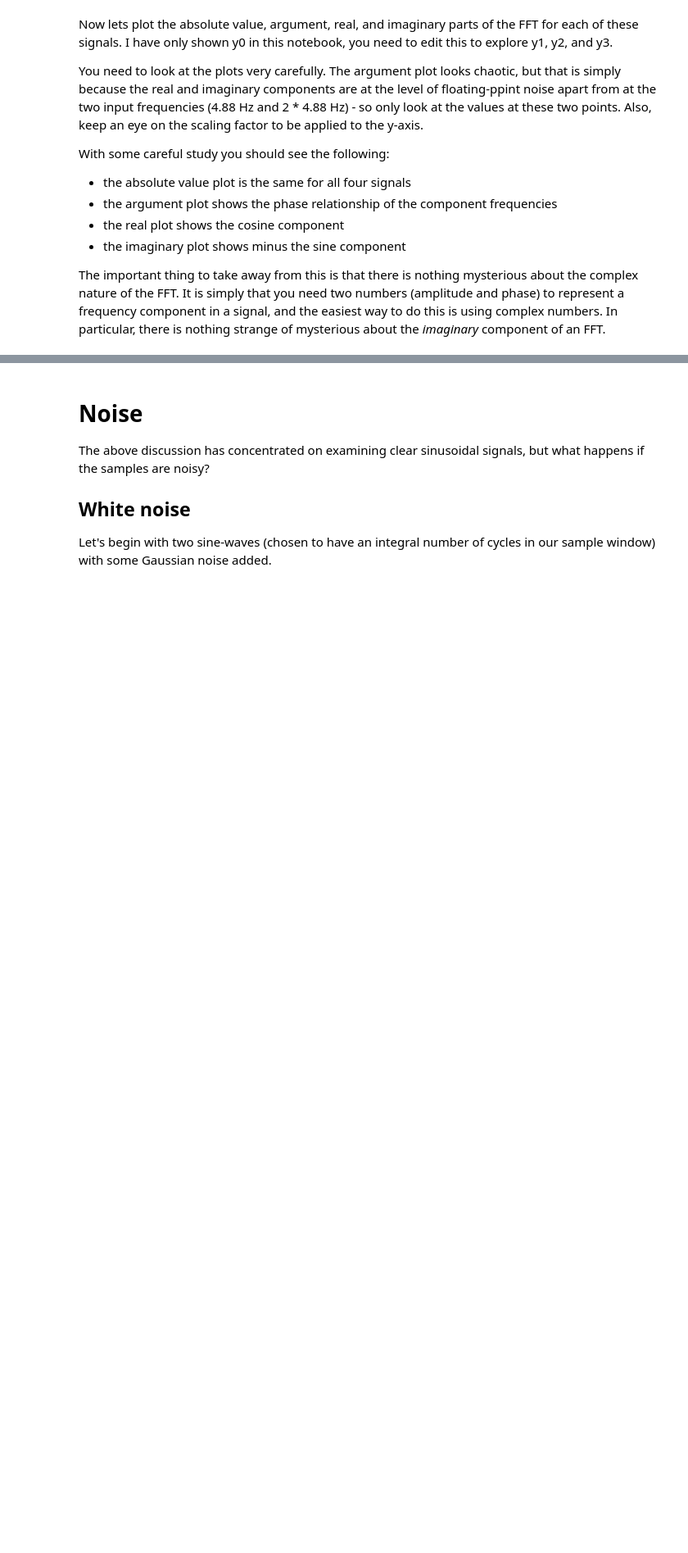
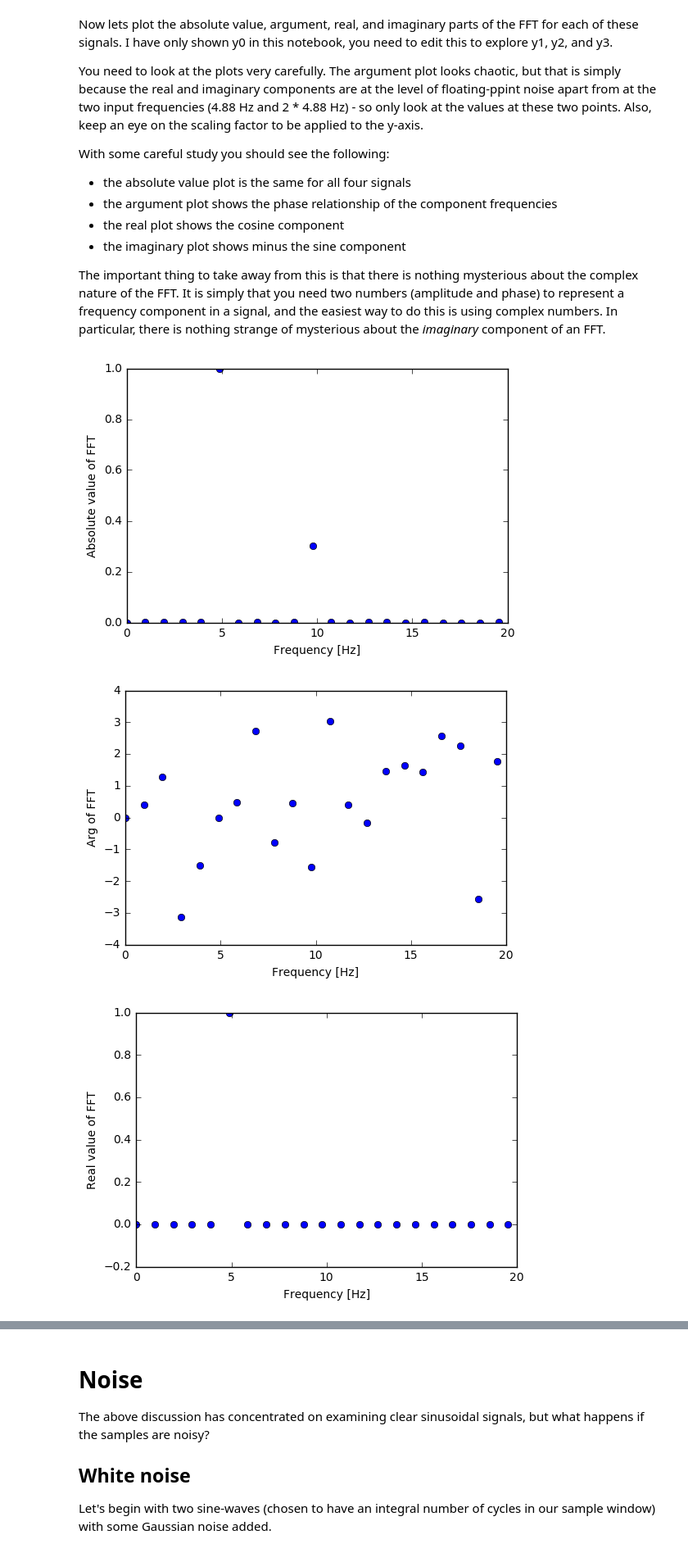
Before and after one commit to phys3112/intro, a Jupyter notebook: mcba7.ipynb, the cells around one changed output, grey strips where cells are left out. Shown at 82% size. Cells and saved outputs as stored; diff of their text form; code cells hidden in the pictures; blank space fills up the shorter version.

```diff
--- a/mcba7.ipynb
+++ b/mcba7.ipynb
@@ -168,31 +184,35 @@ def plotFFT(y):
 
     plt.plot(f, abs(fft), 'o')
     plt.xlabel("Frequency [Hz]")
     plt.ylabel("Absolute value of FFT")
     plt.xlim(0,20)
     plt.show()
 
 # Plot it again, this time zooming in on the relevant section.
 
     plt.plot(f, np.angle(fft), 'o')
     plt.xlim(0, 20)
     plt.xlabel("Frequency [Hz]")
     plt.ylabel("Arg of FFT")
     plt.show()
 
     plt.plot(f, np.real(fft), 'o')
     plt.xlim(0, 20)
     plt.ylabel("Real value of FFT")
     plt.xlabel("Frequency [Hz]")
     plt.show()
 
     plt.plot(f, np.imag(fft), 'o')
     plt.xlim(0, 20)
     plt.xlabel("Frequency [Hz]")
     plt.ylabel("Imaginary value of FFT")
     plt.show()
 
 # Now actually plot a signal! You should edit y0 to be y1, y2, and then y3, and
 # examine the differences.
 
-plotFFT(y0)
+plotFFT(y1)
+# %% [output]
+[figure, added]
+[figure, added]
+[figure, added]
```
Also changed, not shown: parts of 11 cells of this notebook.
